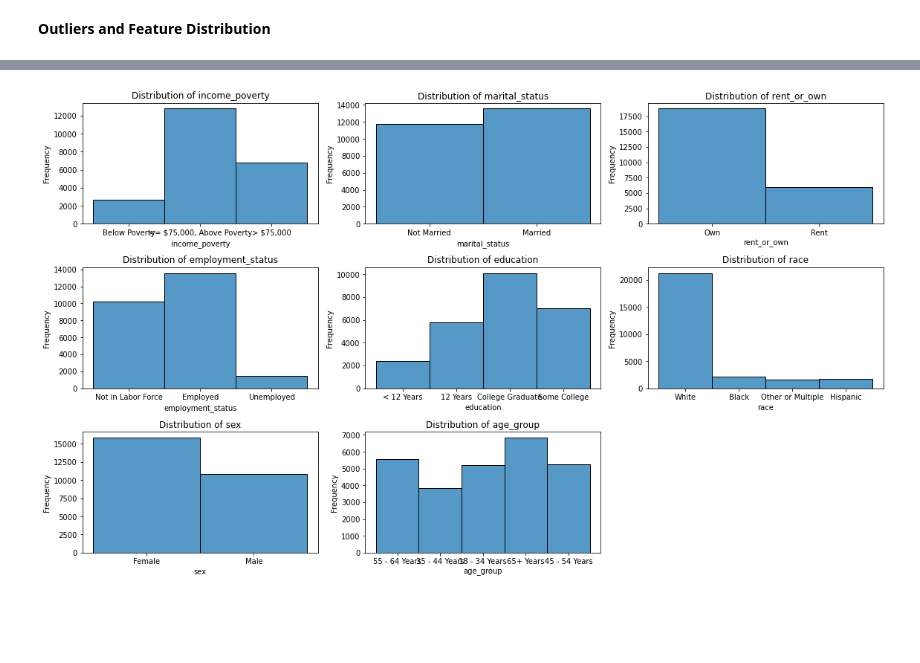
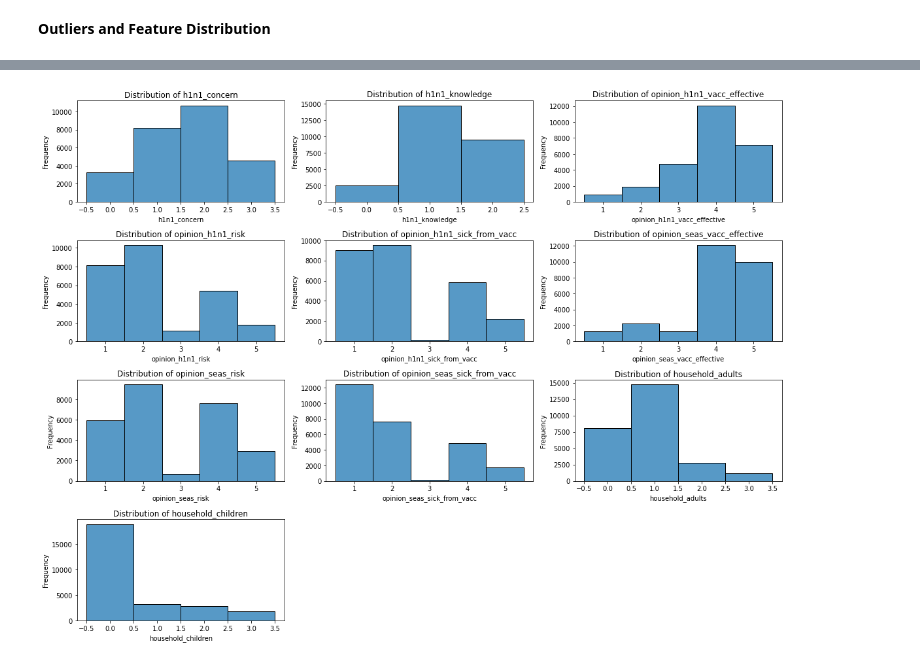
Before and after one commit to Anniemarie001/H1N1-AND-SEASONAL-FLU-VACCINES, a Jupyter notebook: index.ipynb, the cells around one changed output, grey strips where cells are left out. Cells and saved outputs as stored; diff of their text form; code cells hidden in the pictures; blank space fills up the shorter version.

Commit message:
outliers and feature distributions

```diff
--- a/index.ipynb
+++ b/index.ipynb
@@ -239,0 +241,3 @@ From above output, we see that the data size has changed since we have an additi
+# %%
+#Dropping seasonal_vaccine target
+train_df_merged.drop('seasonal_vaccine', axis=1, inplace=True)
@@ -287,7 +296,7 @@ employment_industry,employment_occupation,hhse_geo_region, census_msa
 # List of columns to drop
 columns_to_drop = [
     'employment_industry',
-    'employment_occupation', 'census_msa', 'hhs_geo_region'
+    'employment_occupation', 'census_msa', 'hhs_geo_region', 'health_insurance','income_poverty'
 ]
 
 # Drop the specified columns from the training and test datasets
@@ -295,2 +405,19 @@ train_data_cleaned = train_df_merged.drop(columns=columns_to_drop)
 # %% [markdown]
 **Outliers and Feature Distribution**
+# %%
+# List of the columns to check for outliers
+features_check_outliers = [
+    'h1n1_concern', 'h1n1_knowledge','opinion_h1n1_vacc_effective', 'opinion_h1n1_risk',
+    'opinion_h1n1_sick_from_vacc', 'opinion_seas_vacc_effective', 'opinion_seas_risk',
+    'opinion_seas_sick_from_vacc', 'household_adults', 'household_children'
+]
+# %%
+# Create boxplots
+plt.figure(figsize=(15, 10))
+for i, col in enumerate(features_check_outliers, 1):
+    plt.subplot(5, 5, i)  # Adjust grid size based on number of plots
+    sns.boxplot(y=train_data_cleaned[col])
+    plt.title(col)
+
+plt.tight_layout()
+plt.show()
@@ -297,21 +471,16 @@ train_data_cleaned = train_df_merged.drop(columns=columns_to_drop)
 # %%
-# List of features to plot
-features = [
-    'income_poverty', 'marital_status', 'rent_or_own', 'employment_status',
-    'education', 'race', 'sex', 'age_group'
-]
 
 # Set up the plotting grid
 plt.figure(figsize=(16, 12))
 
-for i, feature in enumerate(features, 1):
+for i, feature in enumerate(features_check_outliers, 1):
     plt.subplot(4, 3, i)  # Adjust the grid size if you have more/less features
-    sns.histplot(train_data[feature].dropna(), discrete=True, kde=False, bins=30)
+    sns.histplot(train_data_cleaned[feature].dropna(), discrete=True, kde=False, bins=30)
     plt.title(f'Distribution of {feature}')
     plt.xlabel(feature)
     plt.ylabel('Frequency')
 
 plt.tight_layout()
 plt.show()
 # %% [output]
-[figure, old version]
+[figure, new version]
```
Also changed, not shown: parts of 15 cells of this notebook, 1 other file.
